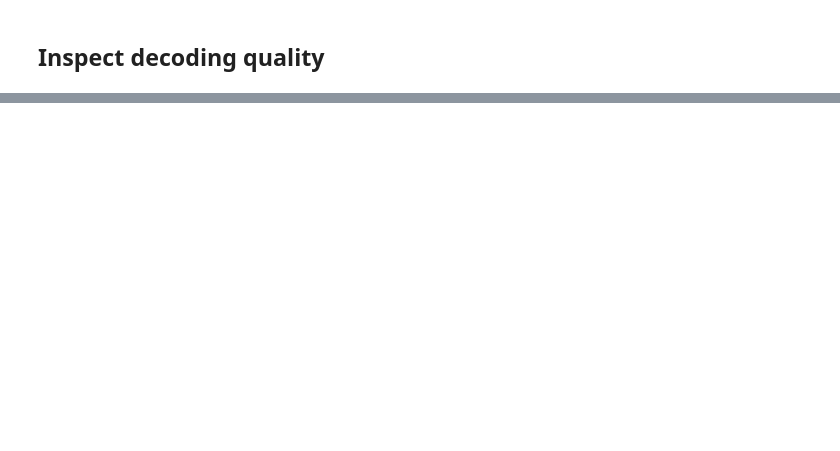
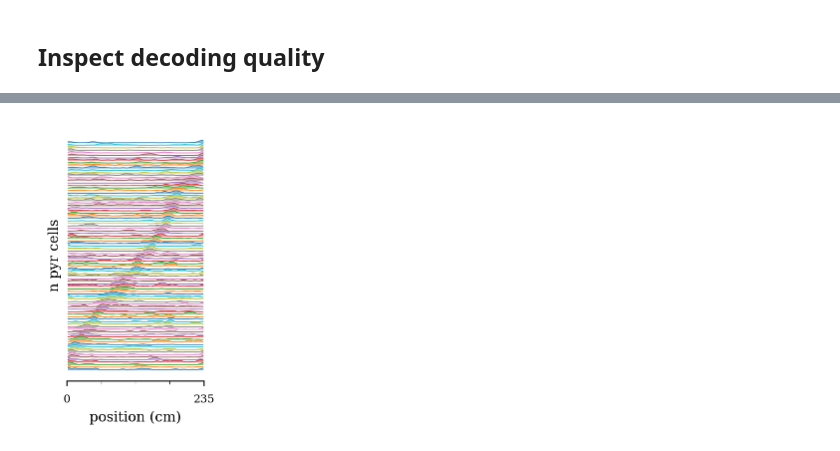
Before and after one commit to ryanharvey1/ad_ied, a Jupyter notebook: scripts/replay/replay_run.ipynb, the cells around one changed output, grey strips where cells are left out. Drawn from its saved outputs; the diff is of its cells as text; code cells hidden in the pictures; blank space fills up the shorter version.

```diff
--- a/scripts/replay/replay_run.ipynb
+++ b/scripts/replay/replay_run.ipynb
@@ -95,0 +116,27 @@ print(df[(df['score_pval_time_swap'] < alpha) & (
+# %%
+session = r"D:\github\ad_ied\data\replay_v1\X__AD_sessions_AD_10_sess25_AZ10_210806_sess25.pkl"
+session = r"D:\github\ad_ied\data\replay_v1\X__AD_sessions_AD_10_sess25_AZ15_221102_sess8.pkl"
+session = r"D:\github\ad_ied\results\replay_v1\X__AD_sessions_AD_10_sess25_Naz1_210324_sess5.pkl"
+with open(session, 'rb') as f:
+    results = pickle.load(f)
+# %%
+tc = results["right_epochs"]['tc']
+
+w, h = functions.set_size('thesis', fraction=.3, subplots=(3, 1))
+
+with npl.FigureManager(show=True, figsize=(w, h)) as (fig, ax):
+    npl.utils.skip_if_no_output(fig)
+    ax1 = npl.plot_tuning_curves1D(
+        tc.reorder_units(), normalize=True, pad=1, fill=True,alpha=.5)
+
+    leg_lines = ax1.get_lines()
+    plt.setp(leg_lines, linewidth=.5)
+    ax.set_xlabel('position (cm)')
+    ax.set_ylabel('n pyr cells')
+    # ax.set_yticks([0,tc.ratemap.shape[0]])
+    ax.set_yticks([])
+    ax.set_xticks([0, tc.bins.max()])
+
+    ax.xaxis.set_minor_locator(AutoMinorLocator())
+# %% [output]
+[figure, added]
```
Also changed, not shown: parts of 10 cells of this notebook.
